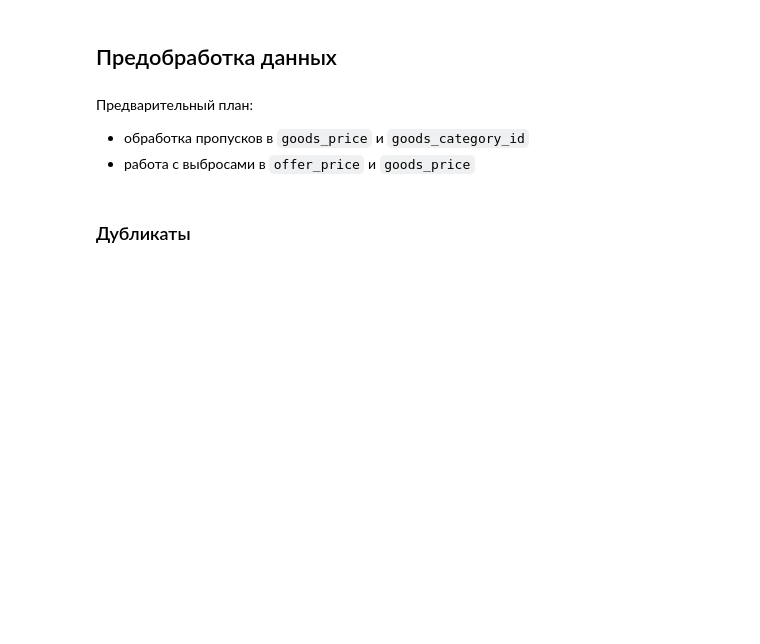
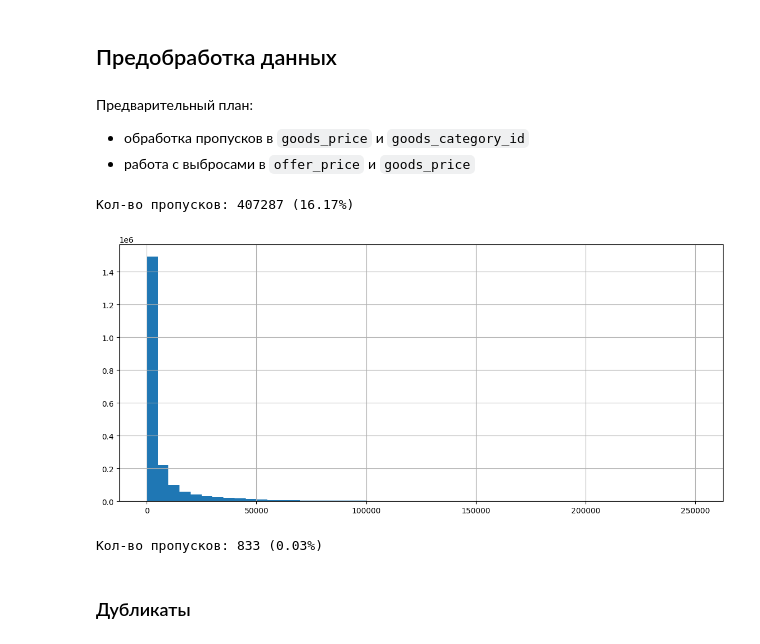
Before and after one commit to Danspers/Samokat.tech-Matching, a Jupyter notebook: Samokat.tech-Matching.ipynb, the cells around one changed output. Drawn from its saved outputs; the diff is of its cells as text; code cells hidden in the pictures; blank space fills up the shorter version.

```diff
--- a/Samokat.tech-Matching.ipynb
+++ b/Samokat.tech-Matching.ipynb
@@ -662,6 +676,21 @@ ___
 Предварительный план:
 - обработка пропусков в `goods_price` и `goods_category_id`
 - работа с выбросами в `offer_price` и `goods_price`
+# %%
+# пропуски в стоимости товаров
+print('Кол-во пропусков: {} ({:.2%})'.format(train_df['goods_price'].isna().sum(),
+                                             train_df['goods_price'].isna().sum()/len(train_df)))
+
+train_df.loc[~train_df['goods_price'].isna(), 'goods_price'].hist(bins=50, range=(0, 250000), figsize=FIGSIZE);
+# %% [output]
+Кол-во пропусков: 407287 (16.17%)
+[figure, added]
+# %%
+# пропуски в категориях товаров
+print('Кол-во пропусков: {} ({:.2%})'.format(train_df['goods_category_id'].isna().sum(),
+                                             train_df['goods_category_id'].isna().sum()/len(train_df)))
+# %% [output]
+Кол-во пропусков: 833 (0.03%)
 # %% [markdown]
 ### Дубликаты
 # %% [markdown]
```
Also changed, not shown: parts of 14 cells of this notebook.
